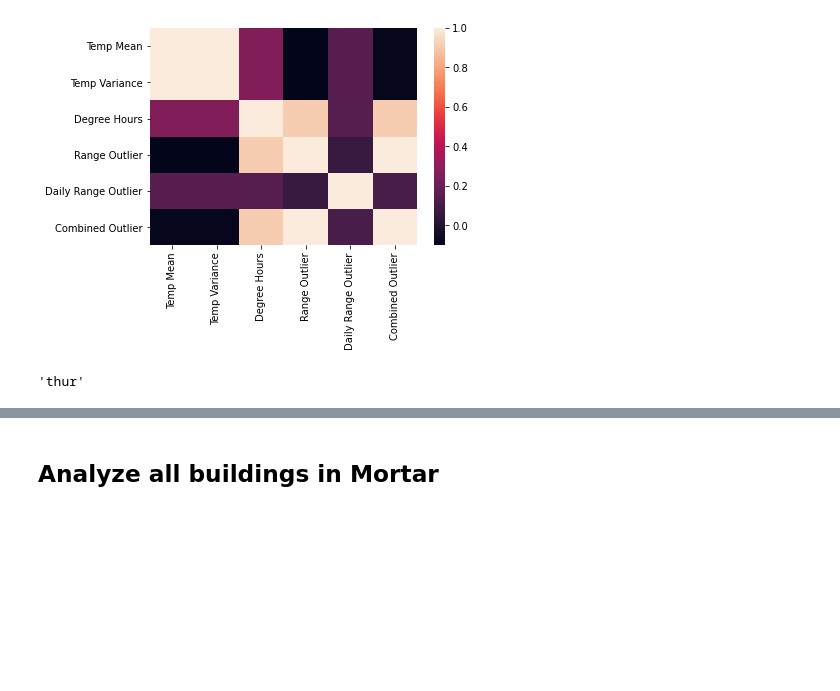
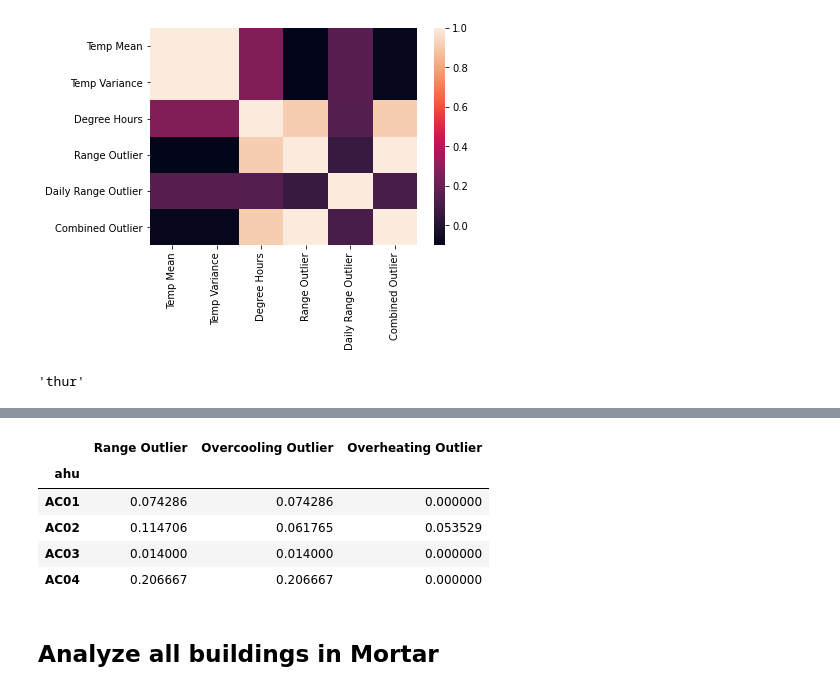
Before and after one commit to ruijis/mortardata_comfort_evaluation, a Jupyter notebook: ASHRAE_2022.ipynb, the cells around one changed output, grey strips where cells are left out. Drawn from its saved outputs; the diff is of its cells as text; code cells hidden in the pictures; blank space fills up the shorter version.

```diff
--- a/ASHRAE_2022.ipynb
+++ b/ASHRAE_2022.ipynb
@@ -170,3 +191,12 @@ diag_df
+# %%
+diag_df.groupby(by=["ahu"]).mean()
+# %% [output]
+|  | Range Outlier | Overcooling Outlier | Overheating Outlier |
+| ahu |  |  |  |
+| AC01 | 0.074286 | 0.074286 | 0.000000 |
+| AC02 | 0.114706 | 0.061765 | 0.053529 |
+| AC03 | 0.014000 | 0.014000 | 0.000000 |
+| AC04 | 0.206667 | 0.206667 | 0.000000 |
 # %% [markdown]
 ## Analyze all buildings in Mortar
 # %%
```
Also changed, not shown: parts of 1 cell of this notebook, 2 other files.
